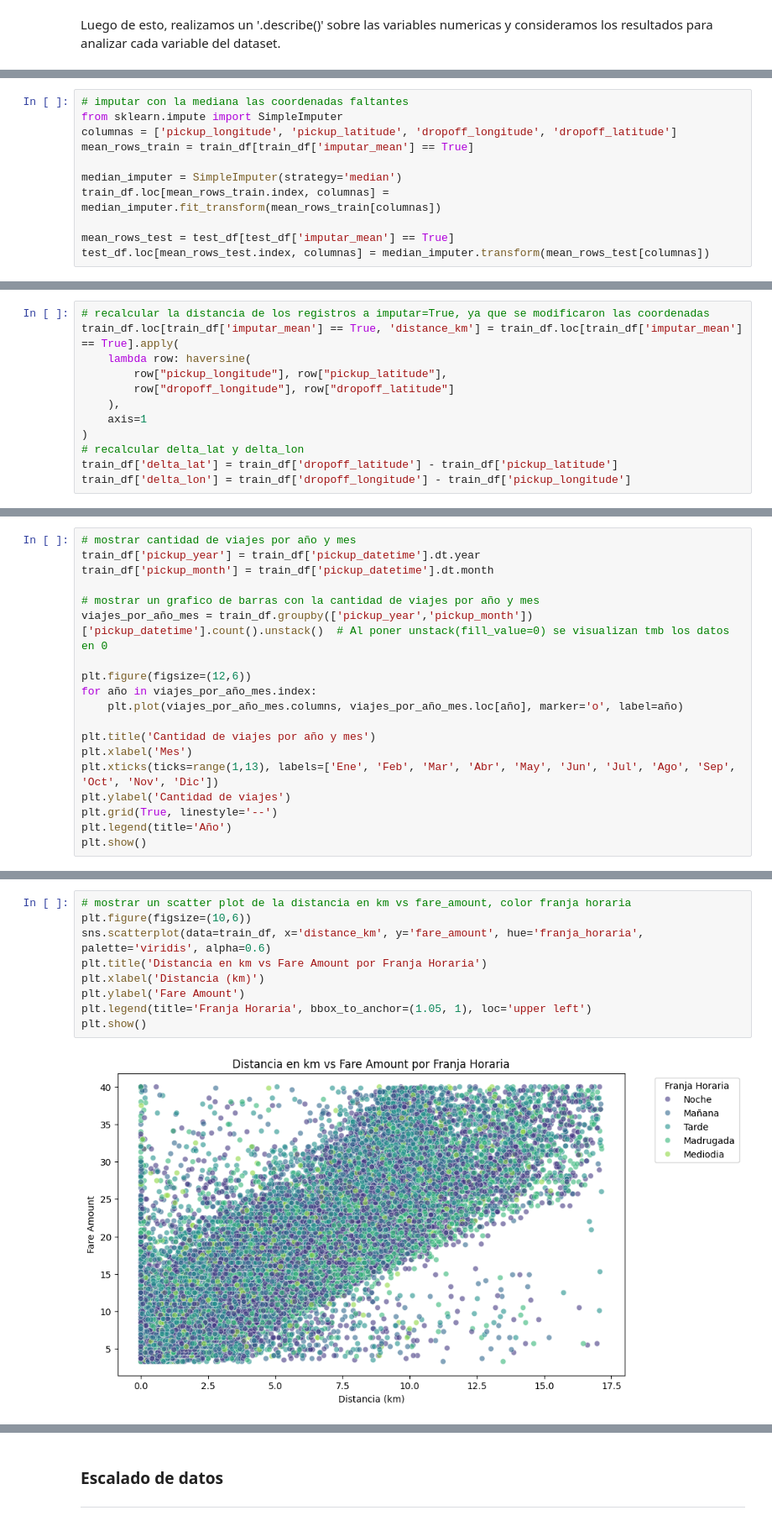
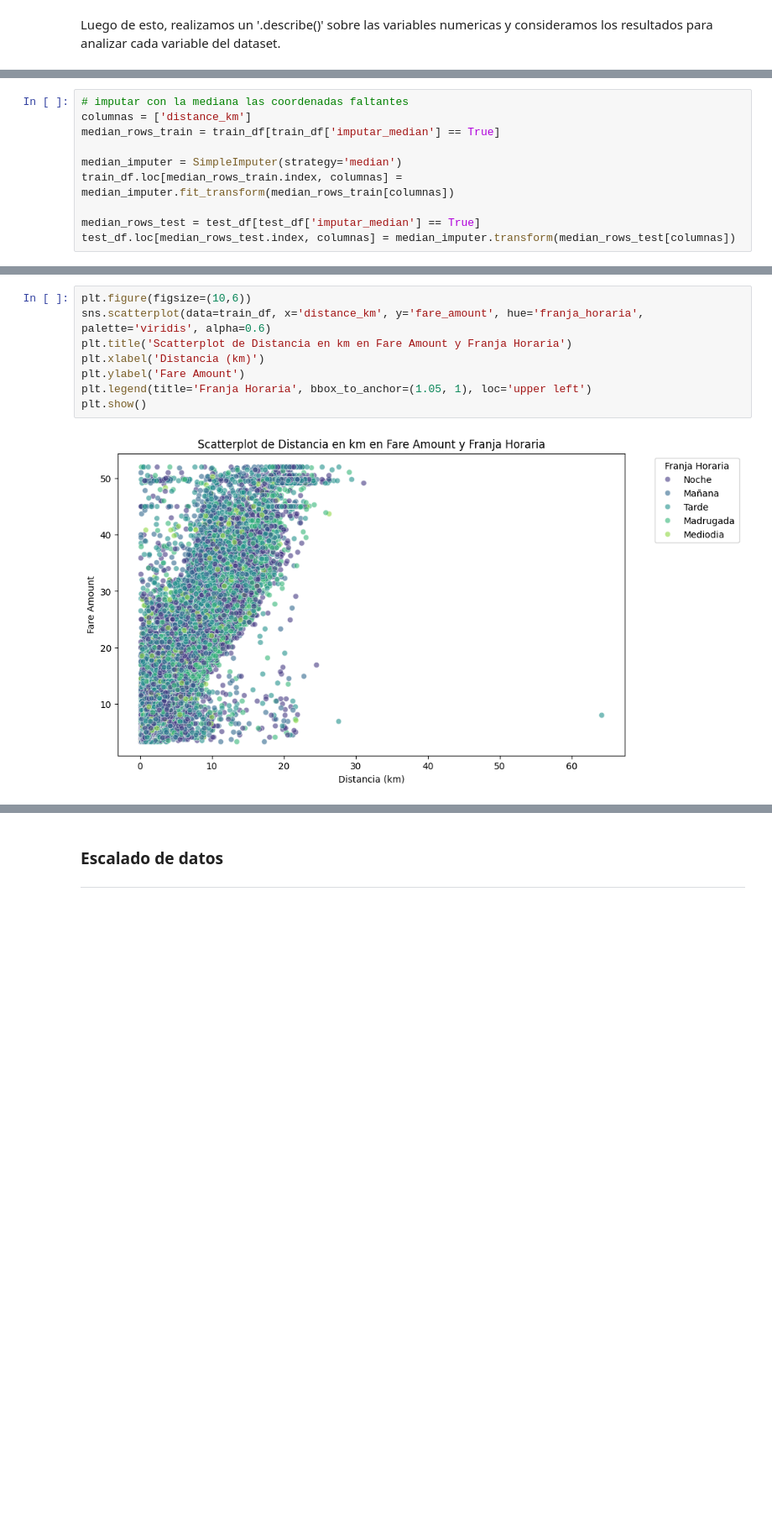
Before and after one commit to CaterinaMartinezD/AA1-TUIA-2025C1-Casado-MartinezDufour, a Jupyter notebook: TP-Regresion-AA1-2025C1.ipynb, the cells around one changed output, grey strips where cells are left out. Shown at 84% size. Saved outputs shown, nothing was run; the diff lists cells and outputs as text; blank space fills up the shorter version.

```diff
--- a/TP-Regresion-AA1-2025C1.ipynb
+++ b/TP-Regresion-AA1-2025C1.ipynb
@@ -552,11 +600,10 @@ train_df[train_df['imputar_mean'] == True].head()
 # %%
 # imputar con la mediana las coordenadas faltantes
-from sklearn.impute import SimpleImputer
-columnas = ['pickup_longitude', 'pickup_latitude', 'dropoff_longitude', 'dropoff_latitude']
-mean_rows_train = train_df[train_df['imputar_mean'] == True]
+columnas = ['distance_km']
+median_rows_train = train_df[train_df['imputar_median'] == True]
 
 median_imputer = SimpleImputer(strategy='median')
-train_df.loc[mean_rows_train.index, columnas] = median_imputer.fit_transform(mean_rows_train[columnas])
+train_df.loc[median_rows_train.index, columnas] = median_imputer.fit_transform(median_rows_train[columnas])
 
-mean_rows_test = test_df[test_df['imputar_mean'] == True]
-test_df.loc[mean_rows_test.index, columnas] = median_imputer.transform(mean_rows_test[columnas])
+median_rows_test = test_df[test_df['imputar_median'] == True]
+test_df.loc[median_rows_test.index, columnas] = median_imputer.transform(median_rows_test[columnas])
@@ -582,12 +609,0 @@ train_df[train_df['imputar_mean'] == True].head()
-# %%
-# recalcular la distancia de los registros a imputar=True, ya que se modificaron las coordenadas
-train_df.loc[train_df['imputar_mean'] == True, 'distance_km'] = train_df.loc[train_df['imputar_mean'] == True].apply(
-    lambda row: haversine(
-        row["pickup_longitude"], row["pickup_latitude"],
-        row["dropoff_longitude"], row["dropoff_latitude"]
-    ),
-    axis=1
-)
-# recalcular delta_lat y delta_lon
-train_df['delta_lat'] = train_df['dropoff_latitude'] - train_df['pickup_latitude']
-train_df['delta_lon'] = train_df['dropoff_longitude'] - train_df['pickup_longitude']
@@ -748,19 +645,0 @@ train_df.head()
-# %%
-# mostrar cantidad de viajes por año y mes
-train_df['pickup_year'] = train_df['pickup_datetime'].dt.year
-train_df['pickup_month'] = train_df['pickup_datetime'].dt.month
-
-# mostrar un grafico de barras con la cantidad de viajes por año y mes
-viajes_por_año_mes = train_df.groupby(['pickup_year','pickup_month'])['pickup_datetime'].count().unstack()  # Al poner unstack(fill_value=0) se visualizan tmb los datos en 0
-
-plt.figure(figsize=(12,6))
-for año in viajes_por_año_mes.index:
-    plt.plot(viajes_por_año_mes.columns, viajes_por_año_mes.loc[año], marker='o', label=año)
-
-plt.title('Cantidad de viajes por año y mes')
-plt.xlabel('Mes')
-plt.xticks(ticks=range(1,13), labels=['Ene', 'Feb', 'Mar', 'Abr', 'May', 'Jun', 'Jul', 'Ago', 'Sep', 'Oct', 'Nov', 'Dic'])
-plt.ylabel('Cantidad de viajes')
-plt.grid(True, linestyle='--')
-plt.legend(title='Año')
-plt.show()
@@ -880,11 +694,10 @@ train_df[['distance_km','fare_amount','pickup_day_of_week', 'pickup_hour']].desc
 # %%
-# mostrar un scatter plot de la distancia en km vs fare_amount, color franja horaria
 plt.figure(figsize=(10,6))
 sns.scatterplot(data=train_df, x='distance_km', y='fare_amount', hue='franja_horaria', palette='viridis', alpha=0.6)
-plt.title('Distancia en km vs Fare Amount por Franja Horaria')
+plt.title('Scatterplot de Distancia en km en Fare Amount y Franja Horaria')
 plt.xlabel('Distancia (km)')
 plt.ylabel('Fare Amount')
 plt.legend(title='Franja Horaria', bbox_to_anchor=(1.05, 1), loc='upper left')
 plt.show()
 # %% [output]
-[figure, old version]
+[figure, new version]
```
Also changed, not shown: parts of 124 cells of this notebook, 1 other file.
